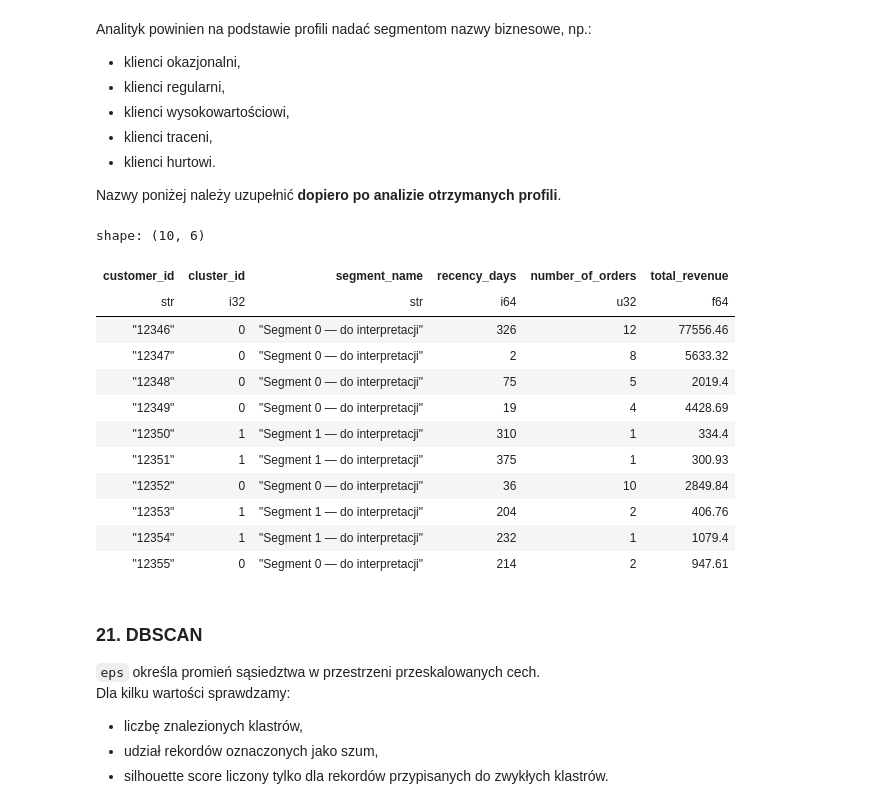
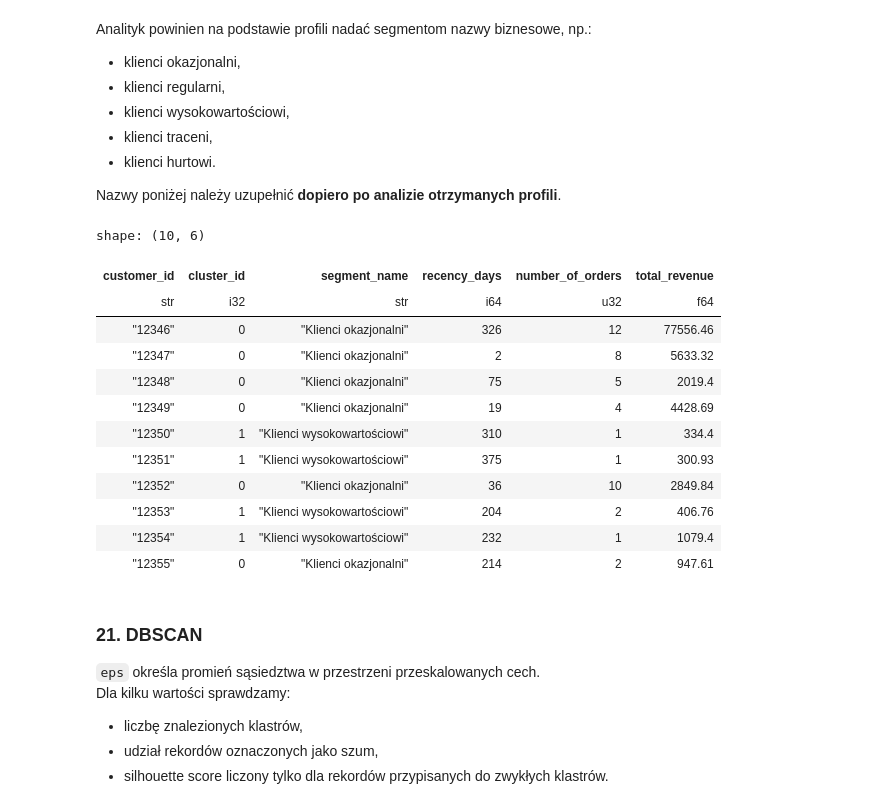
Before and after one commit to mzarnecki/analytics-with-machine-learning, a Jupyter notebook: notebooks/pl/01_online_retail_ml_analysis.ipynb, the cells around one changed output. Drawn from its saved outputs; the diff is of its cells as text; code cells hidden in the pictures.

```diff
--- a/notebooks/pl/01_online_retail_ml_analysis.ipynb
+++ b/notebooks/pl/01_online_retail_ml_analysis.ipynb
@@ -711,7 +709,7 @@ n_customers = X_scaled.shape[0]
 if n_customers < 3:
     raise ValueError("Do oceny klastrów potrzebujemy co najmniej 3 klientów.")
 
-max_k = min(8, n_customers - 1)
+max_k = min(10, n_customers - 1)
 candidate_k = list(range(2, max_k + 1))
 
 k_results: list[dict[str, float | int]] = []
@@ -970,47 +970,40 @@ Analityk powinien na podstawie profili nadać segmentom nazwy biznesowe, np.:
 Nazwy poniżej należy uzupełnić **dopiero po analizie otrzymanych profili**.
 # %%
 # Przykład po ręcznej interpretacji wyników:
-#
-# CLUSTER_NAMES = {
-#     0: "Klienci okazjonalni",
-#     1: "Klienci wysokowartościowi",
-#     2: "Klienci traceni",
-#     3: "Klienci regularni",
-# }
 
 CLUSTER_NAMES = {
-    cluster_id: f"Segment {cluster_id} — do interpretacji"
-    for cluster_id in customer_segments["cluster_id"].unique().sort().to_list()
+    0: "Klienci okazjonalni",
+    1: "Klienci wysokowartościowi",
 }
 
 customer_segments = customer_segments.with_columns(
     pl.col("cluster_id")
     .replace_strict(CLUSTER_NAMES)
     .alias("segment_name")
 )
 
 customer_segments.select(
     "customer_id",
     "cluster_id",
     "segment_name",
     "recency_days",
     "number_of_orders",
     "total_revenue",
 ).head(10)
 # %% [output]
 shape: (10, 6)
 | customer_id | cluster_id | segment_name | recency_days | number_of_orders | total_revenue |
 | str | i32 | str | i64 | u32 | f64 |
-| "12346" | 0 | "Segment 0 — do interpretacji" | 326 | 12 | 77556.46 |
-| "12347" | 0 | "Segment 0 — do interpretacji" | 2 | 8 | 5633.32 |
-| "12348" | 0 | "Segment 0 — do interpretacji" | 75 | 5 | 2019.4 |
-| "12349" | 0 | "Segment 0 — do interpretacji" | 19 | 4 | 4428.69 |
-| "12350" | 1 | "Segment 1 — do interpretacji" | 310 | 1 | 334.4 |
-| "12351" | 1 | "Segment 1 — do interpretacji" | 375 | 1 | 300.93 |
-| "12352" | 0 | "Segment 0 — do interpretacji" | 36 | 10 | 2849.84 |
-| "12353" | 1 | "Segment 1 — do interpretacji" | 204 | 2 | 406.76 |
-| "12354" | 1 | "Segment 1 — do interpretacji" | 232 | 1 | 1079.4 |
-| "12355" | 0 | "Segment 0 — do interpretacji" | 214 | 2 | 947.61 |
+| "12346" | 0 | "Klienci okazjonalni" | 326 | 12 | 77556.46 |
+| "12347" | 0 | "Klienci okazjonalni" | 2 | 8 | 5633.32 |
+| "12348" | 0 | "Klienci okazjonalni" | 75 | 5 | 2019.4 |
+| "12349" | 0 | "Klienci okazjonalni" | 19 | 4 | 4428.69 |
+| "12350" | 1 | "Klienci wysokowartościowi" | 310 | 1 | 334.4 |
+| "12351" | 1 | "Klienci wysokowartościowi" | 375 | 1 | 300.93 |
+| "12352" | 0 | "Klienci okazjonalni" | 36 | 10 | 2849.84 |
+| "12353" | 1 | "Klienci wysokowartościowi" | 204 | 2 | 406.76 |
+| "12354" | 1 | "Klienci wysokowartościowi" | 232 | 1 | 1079.4 |
+| "12355" | 0 | "Klienci okazjonalni" | 214 | 2 | 947.61 |
 # %% [markdown]
 ### 21. DBSCAN
 
```
Also changed, not shown: parts of 19 cells of this notebook, 5 other files.
